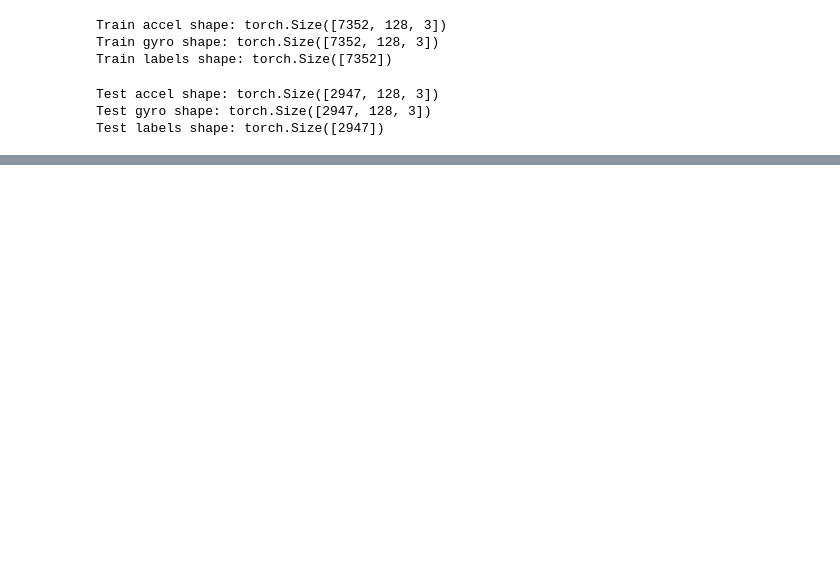
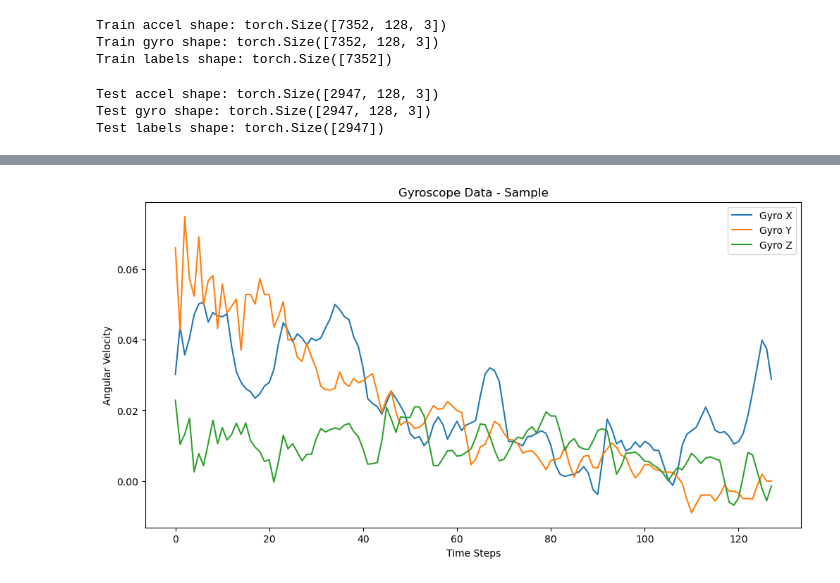
Before and after one commit to BanBot-2/EE-342-Final-Project-Code, a Jupyter notebook: final_project_report.ipynb, the cells around one changed output, grey strips where cells are left out. Drawn from its saved outputs; the diff is of its cells as text; code cells hidden in the pictures; blank space fills up the shorter version.

```diff
--- a/final_project_report.ipynb
+++ b/final_project_report.ipynb
@@ -118,0 +135,14 @@ Test labels shape: torch.Size([2947])
+# %%
+# Graph one sample of gyroscope data to visualize the time series
+plt.figure(figsize=(12, 6))
+
+for i, axis in enumerate(['X', 'Y', 'Z']):
+    plt.plot(time_steps, train_gyro[0, :, i].numpy(), label=f'Gyro {axis}')
+
+plt.xlabel('Time Steps')
+plt.ylabel('Angular Velocity')
+plt.title('Gyroscope Data - Sample')
+plt.legend()
+plt.show()
+# %% [output]
+[figure, added]
```
Also changed, not shown: parts of 9 cells of this notebook.
